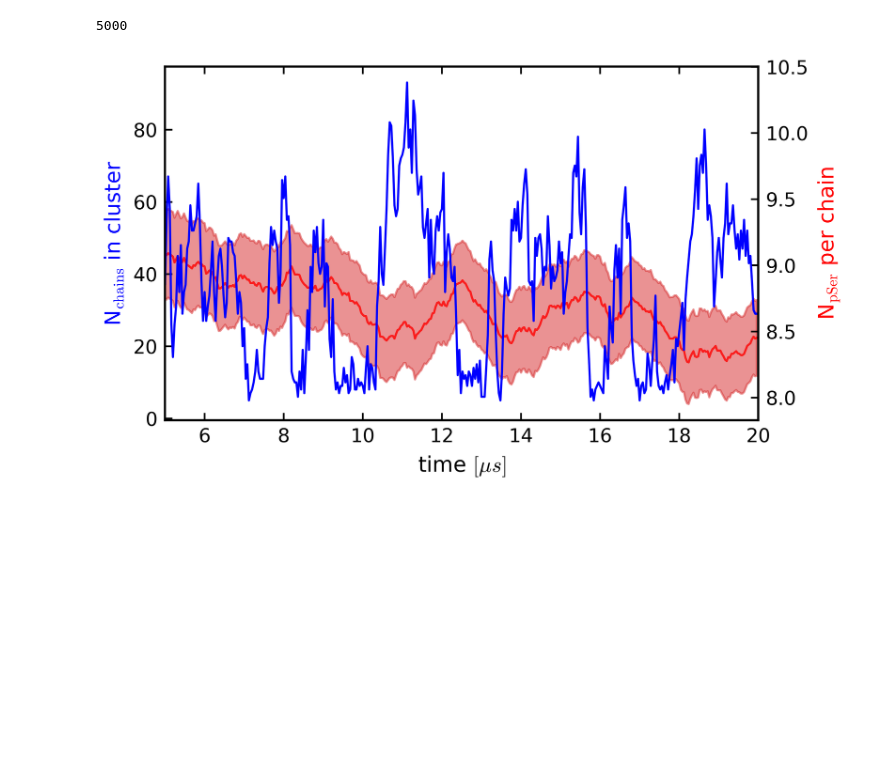
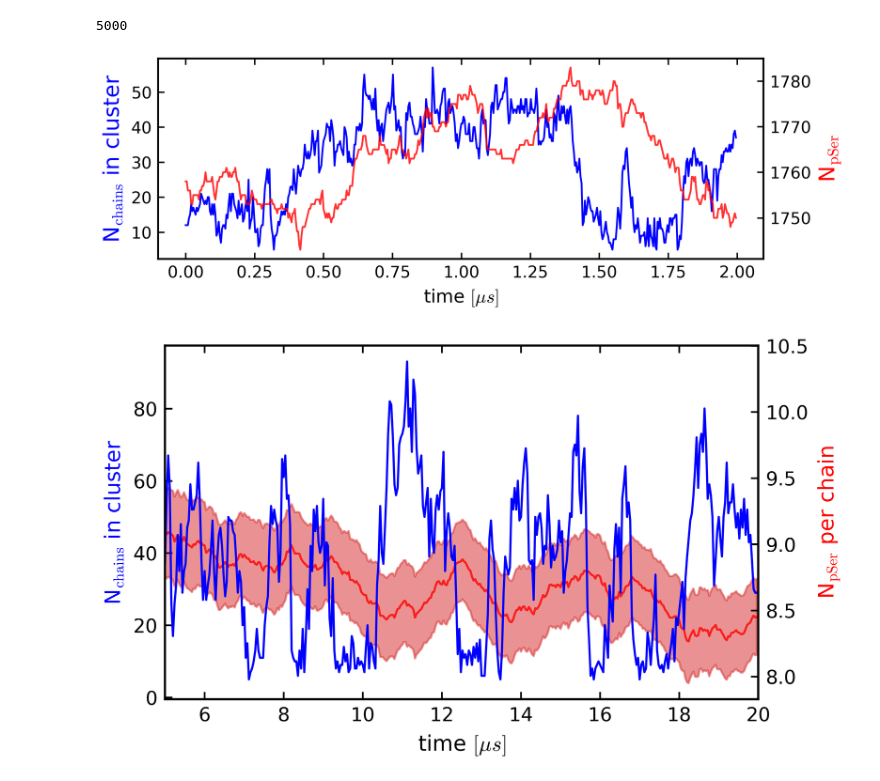
Before and after one commit to ezippo/HPA, a Jupyter notebook: active_droplets.ipynb, the cells around one changed output. Drawn from its saved outputs; the diff is of its cells as text; code cells hidden in the pictures; blank space fills up the shorter version.

```diff
--- a/active_droplets.ipynb
+++ b/active_droplets.ipynb
@@ -253,3 +253,6 @@ array([0.  , 0.04, 0.08, 0.12, 0.16, 0.2 , 0.24, 0.28, 0.32, 0.36, 0.4 ,
        8.8 , 8.84, 8.88, 8.92, 8.96, 9.  , 9.04, 9.08, 9.12, 9.16, 9.2 ,
        9.24, 9.28, 9.32, 9.36, 9.4 , 9.44, 9.48, 9.52, 9.56, 9.6 , 9.64,
        9.68, 9.72, 9.76, 9.8 , 9.84, 9.88, 9.92, 9.96])
+# %%
+times_ss = np.arange(0,10000,20)
+times_ss*20000/1e8
@@ -321,3 +346,11 @@ with gsd.hoomd.open(dirpath+f'sim1_'+file_suffix+'15us_dump_centered.gsd', 'rb')
 # %%
 dirpath=path_drop+'sim_oscillation_200-tdp43-lcd_2-ck1d-open_10-pp3/'
 file_suffix='200-tdp43-lcd_2-com-ck1d-open_10-com-pp3_CAL3_osc_'
+# %%
+n_chains_arr1 = np.zeros((len(times_ss),200))
+with gsd.hoomd.open(dirpath+f'sim1_'+file_suffix+'20kdump_dump_centered.gsd', 'rb') as input_gsd:
+    print(len(input_gsd))
+    for i, tt in enumerate(tqdm(times_ss)):
+        frame = input_gsd[int(tt)]
+        tmp_nc = hpa.cluster.clusters_size_from_dbscan_pbc_fast(frame, np.array([100,100,100]), n_particles=30800, n_chains=200, eps=1, min_sample=2)/154.
+        n_chains_arr1[i] = tmp_nc
@@ -355,6 +390,28 @@ with gsd.hoomd.open(dirpath+f'sim3_'+file_suffix+'dump_centered.gsd', 'rb') as i
 condensate_size_t1 = np.max(n_chains_arr1, axis=1)
 condensate_size_t2 = np.max(n_chains_arr2, axis=1)
 condensate_size_t3 = np.max(n_chains_arr3, axis=1)
+# %%
+condensate_size_t1 = np.max(n_chains_arr1, axis=1)
+time_step_ss = times_ss*20000/1e8
+
+fig, ax1 = plt.subplots(1,1,figsize=(6, 2))
+
+ax1.plot(time_step_ss, condensate_size_t1, 'b')
+ax1.set_ylabel(r'N$_{\mathrm{chains}}$ in cluster', color='b', fontsize=12)
+
+ax11 = ax1.twinx()
+#ax11.set_zorder(ax1.get_zorder() - 1)
+
+ax11.plot(time_step_ss, pSer_200_2_10_pre*200, 'r', alpha=0.8)
+
+ax1.set_xlabel(r'time $[\mu s]$')
+ax11.set_ylabel(r'N$_{\mathrm{pSer}}$', color='r', fontsize=12)
+
+filename = '/localscratch/zippoema/project_ness/plots/droplet_200-tdp43-lcd/oscillations/cluster_size_200-tdp-lcd-2000pser_2-ck1d-open_10-pp3'
+#plt.savefig(filename+'.png', dpi=600)
+#plt.savefig(filename+'.pdf', dpi=600)
+# %% [output]
+[figure, added]
 # %%
 condensate_size_t = np.max(n_chains_arr_pre, axis=1)
 
```
Also changed, not shown: parts of 3 cells of this notebook, 1 other file.
